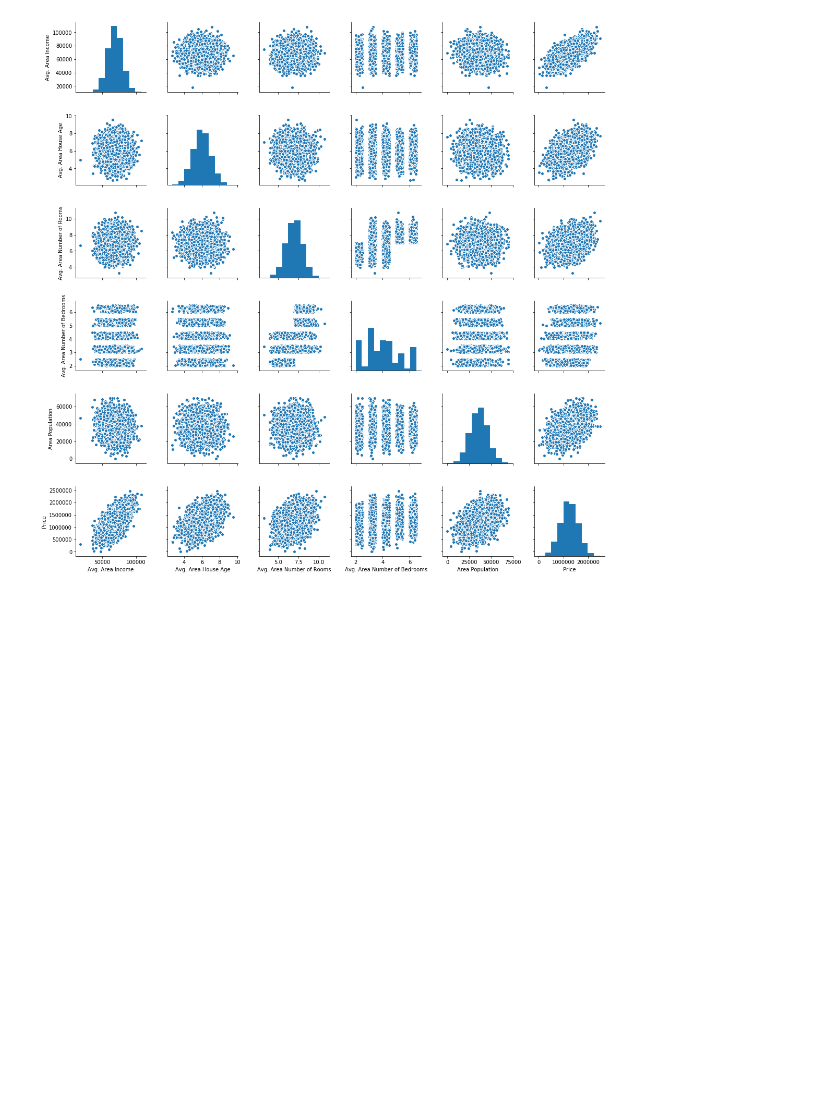
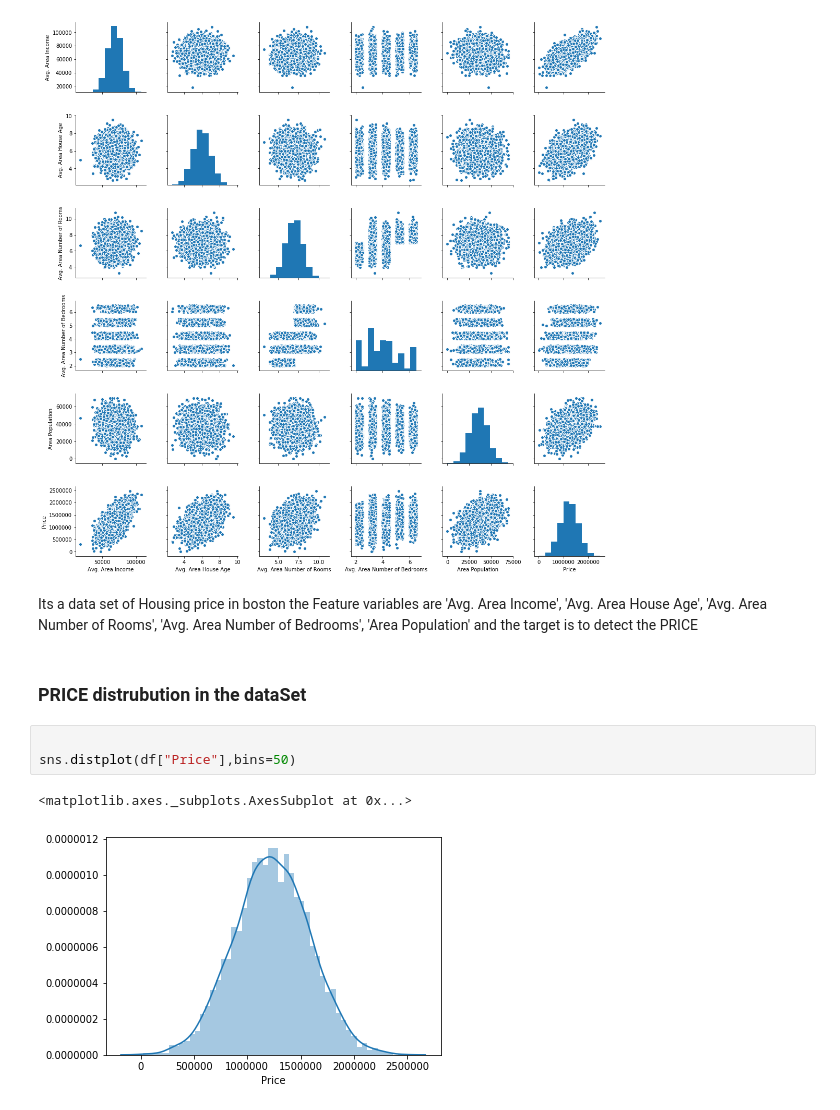
Before and after one commit to AwesmeSen/60daysofudacity, a Jupyter notebook: Day1/Regression.ipynb, the cells around one changed output. Saved outputs shown, nothing was run; the diff lists cells and outputs as text; blank space fills up the shorter version.

```diff
--- a/Day1/Regression.ipynb
+++ b/Day1/Regression.ipynb
@@ -53,3 +53,14 @@ sns.pairplot(df)
 # %% [output]
 <seaborn.axisgrid.PairGrid at 0x...>
 [figure]
+# %% [markdown]
+Its a data set of Housing price in boston the Feature variables are 'Avg. Area Income', 'Avg. Area House Age', 'Avg. Area Number of Rooms',
+       'Avg. Area Number of Bedrooms', 'Area Population' and the target is to detect the PRICE
+# %% [markdown]
+### PRICE distrubution in the dataSet
+# %%
+
+sns.distplot(df["Price"],bins=50)
+# %% [output]
+<matplotlib.axes._subplots.AxesSubplot at 0x...>
+[figure, added]
```
Also changed, not shown: parts of 27 cells of this notebook.
